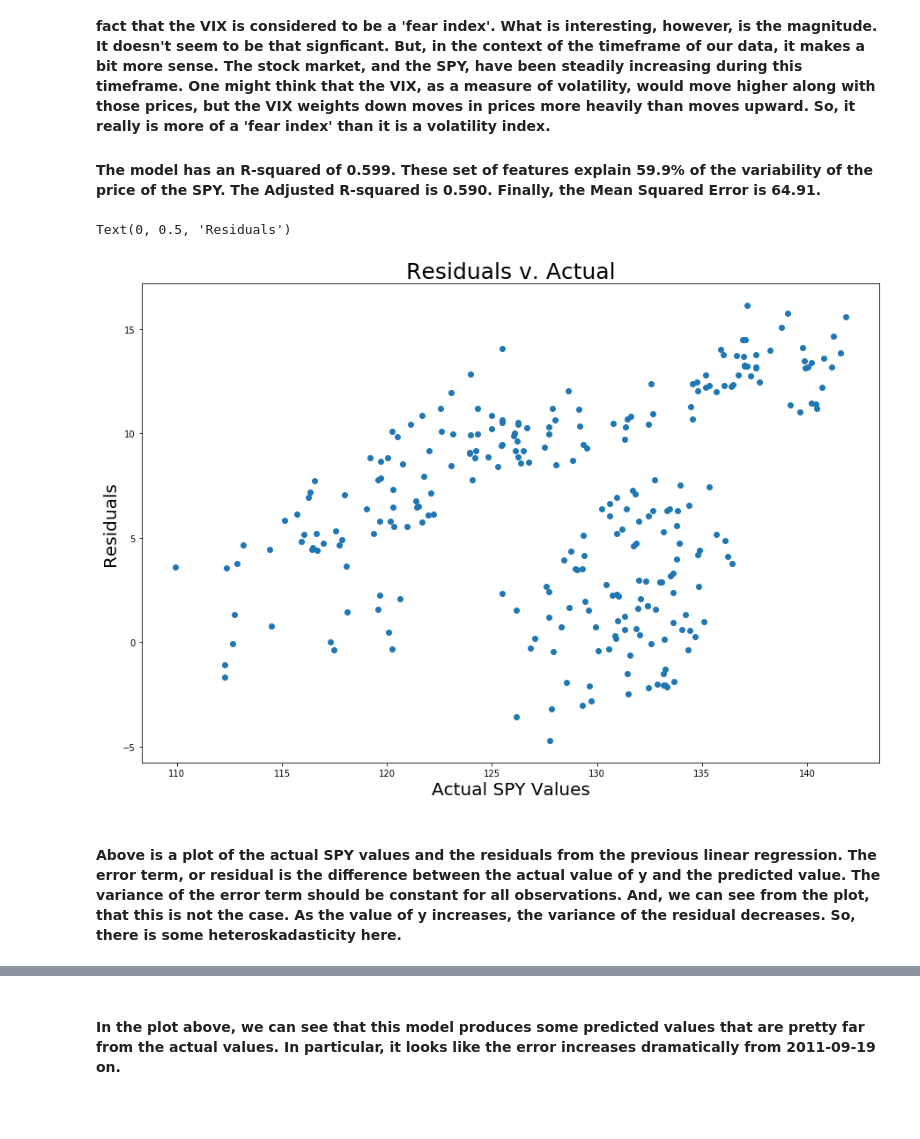
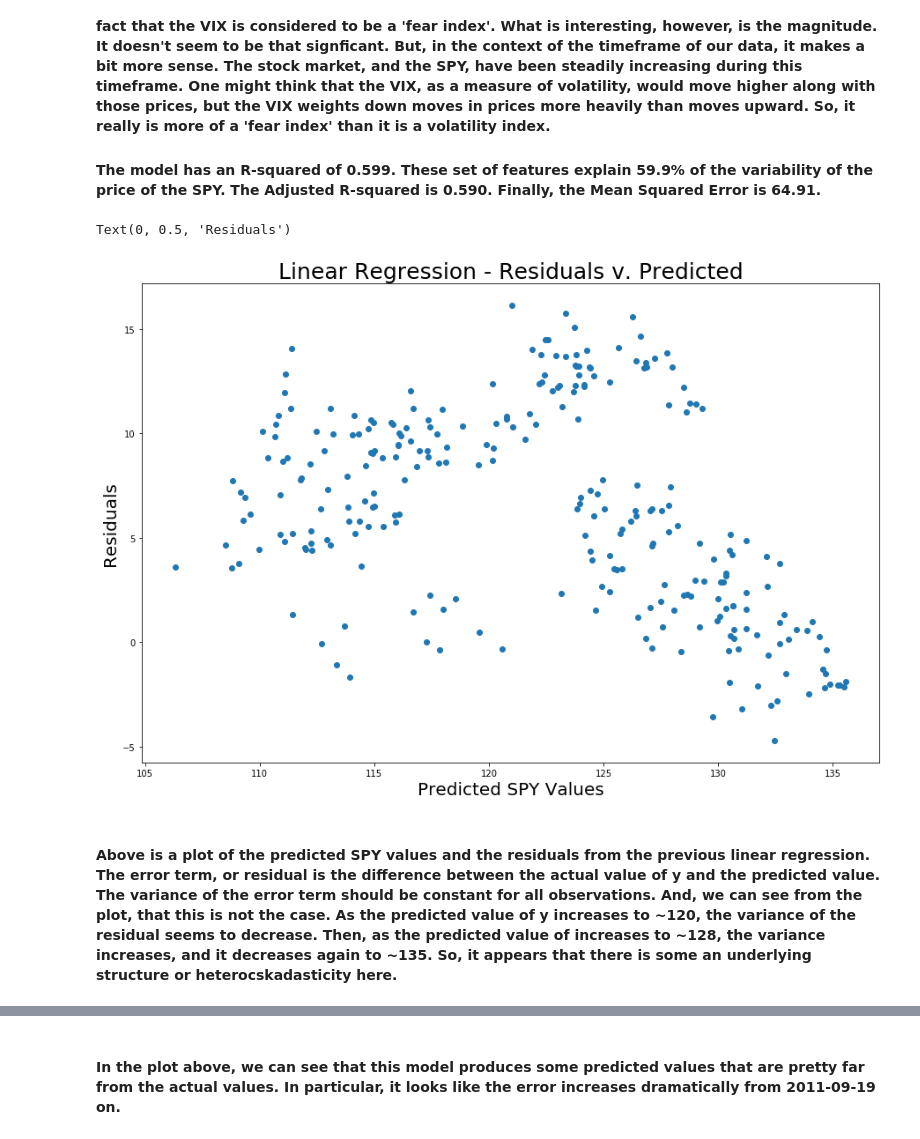
Before and after one commit to justinbosscher/SPY_model, a Jupyter notebook: SPY_model.ipynb, the cells around one changed output, grey strips where cells are left out. Saved outputs shown, nothing was run; the diff lists cells and outputs as text; code cells hidden in the pictures; blank space fills up the shorter version.

```diff
--- a/SPY_model.ipynb
+++ b/SPY_model.ipynb
@@ -759,17 +759,17 @@ RMSE:  8.056842880763654
 # %%
 # Plot the residuals against actual values
 
 # Create series containing residual values
 train_ols_resid = pd.Series(train_ols_val_Y - train_ols_y_hat)
 
 # Plot
 f = plt.figure(figsize=(15,10))
-plt.scatter(train_ols_val_Y, train_ols_resid)
-plt.title("Residuals v. Actual", size=25)
-plt.xlabel("Actual SPY Values", size=20)
+plt.scatter(train_ols_y_hat, train_ols_resid)
+plt.title("Linear Regression - Residuals v. Predicted", size=25)
+plt.xlabel("Predicted SPY Values", size=20)
 plt.ylabel("Residuals", size=20)
 # %% [output]
 Text(0, 0.5, 'Residuals')
-[figure, old version]
+[figure, new version]
 # %% [markdown]
-#### Above is a plot of the actual SPY values and the residuals from the previous linear regression. The error term, or residual is the difference between the actual value of y and the predicted value. The variance of the error term should be constant for all observations. And, we can see from the plot, that this is not the case. As the value of y increases, the variance of the residual decreases. So, there is some heteroskadasticity here.
+#### Above is a plot of the predicted SPY values and the residuals from the previous linear regression. The error term, or residual is the difference between the actual value of y and the predicted value. The variance of the error term should be constant for all observations. And, we can see from the plot, that this is not the case. As the predicted value of y increases to ~120, the variance of the residual seems to decrease. Then, as the predicted value of increases to ~128, the variance increases, and it decreases again to ~135. So, it appears that there is some an underlying structure or heterocskadasticity here.
```
Also changed, not shown: parts of 18 cells of this notebook.
